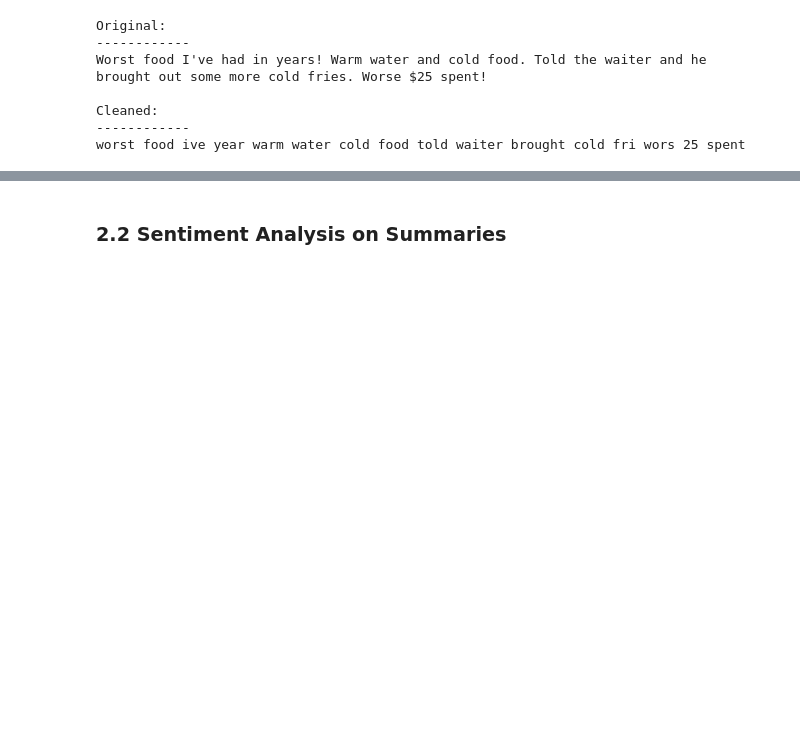
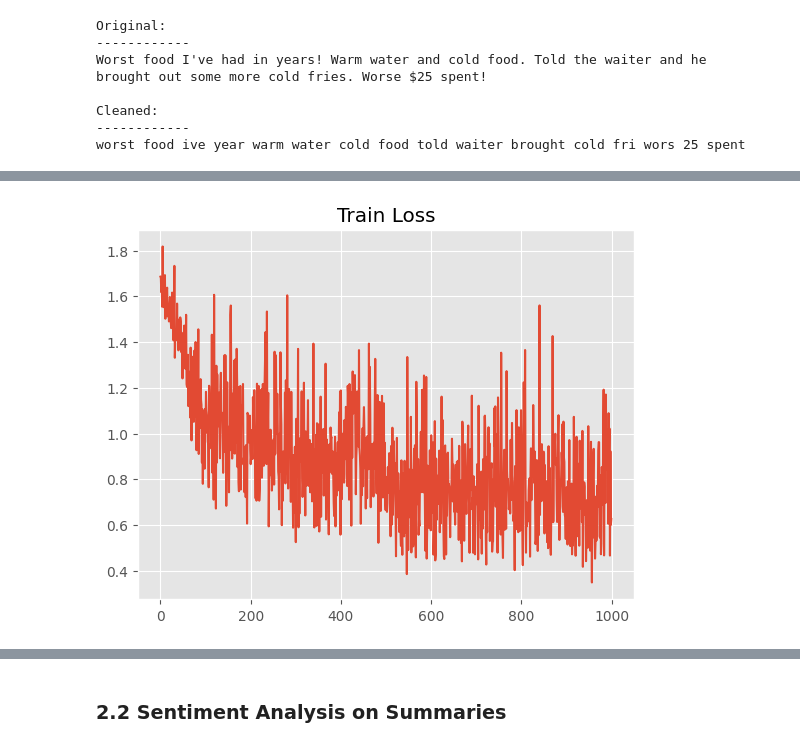
Before and after one commit to raian621/FinalProjectNLP, a Jupyter notebook: FinalProjectNLP.ipynb, the cells around one changed output, grey strips where cells are left out. Saved outputs shown, nothing was run; the diff lists cells and outputs as text; code cells hidden in the pictures; blank space fills up the shorter version.

```diff
--- a/FinalProjectNLP.ipynb
+++ b/FinalProjectNLP.ipynb
@@ -657,0 +624,6 @@ generating word embeddings for testing set...
+# %%
+plt.plot(train_loss_history)
+plt.title('Train Loss')
+plt.show()
+# %% [output]
+[figure, added]
```
Also changed, not shown: parts of 46 cells of this notebook.
